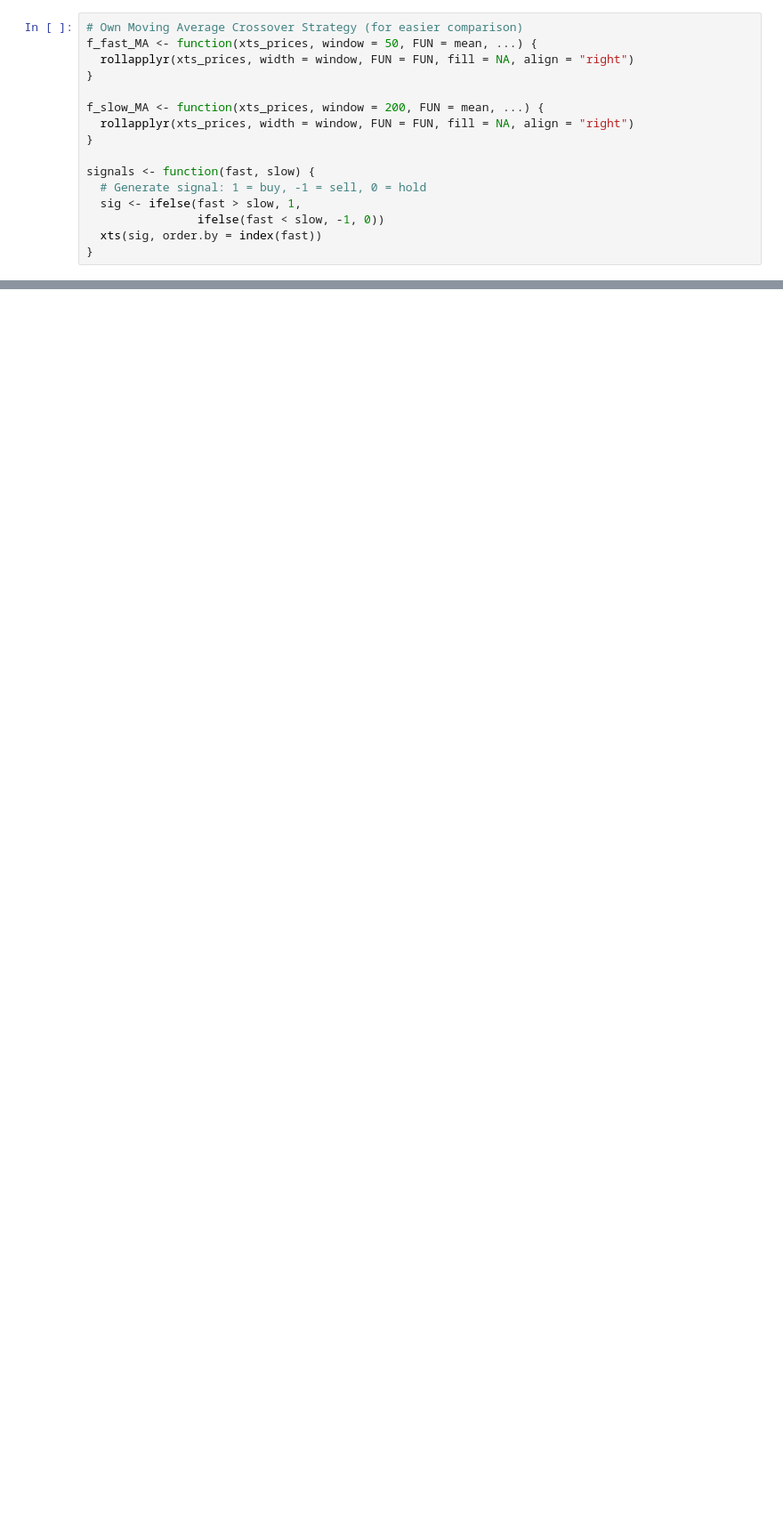
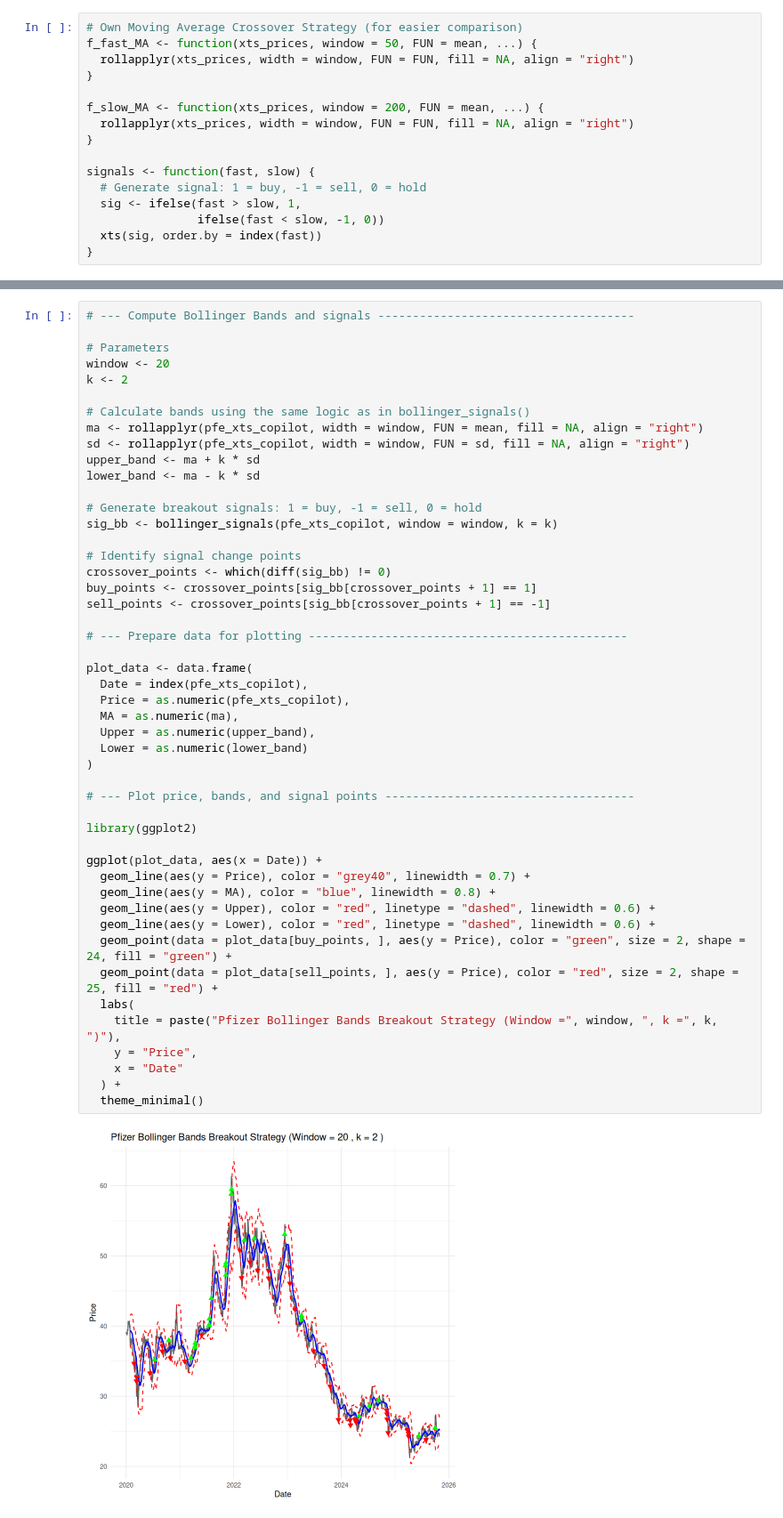
Before and after one commit to mg825/R_Assignment_1, a Jupyter notebook: Assignment-3/code3.ipynb, the cells around one changed output, grey strips where cells are left out. Shown at 89% size. Drawn from its saved outputs; the diff is of its cells as text; blank space fills up the shorter version.

```diff
--- a/Assignment-3/code3.ipynb
+++ b/Assignment-3/code3.ipynb
@@ -459,0 +455,50 @@ signals <- function(fast, slow) {
+# %%
+# --- Compute Bollinger Bands and signals -------------------------------------
+
+# Parameters
+window <- 20
+k <- 2
+
+# Calculate bands using the same logic as in bollinger_signals()
+ma <- rollapplyr(pfe_xts_copilot, width = window, FUN = mean, fill = NA, align = "right")
+sd <- rollapplyr(pfe_xts_copilot, width = window, FUN = sd, fill = NA, align = "right")
+upper_band <- ma + k * sd
+lower_band <- ma - k * sd
+
+# Generate breakout signals: 1 = buy, -1 = sell, 0 = hold
+sig_bb <- bollinger_signals(pfe_xts_copilot, window = window, k = k)
+
+# Identify signal change points
+crossover_points <- which(diff(sig_bb) != 0)
+buy_points <- crossover_points[sig_bb[crossover_points + 1] == 1]
+sell_points <- crossover_points[sig_bb[crossover_points + 1] == -1]
+
+# --- Prepare data for plotting ----------------------------------------------
+
+plot_data <- data.frame(
+  Date = index(pfe_xts_copilot),
+  Price = as.numeric(pfe_xts_copilot),
+  MA = as.numeric(ma),
+  Upper = as.numeric(upper_band),
+  Lower = as.numeric(lower_band)
+)
+
+# --- Plot price, bands, and signal points ------------------------------------
+
+library(ggplot2)
+
+ggplot(plot_data, aes(x = Date)) +
+  geom_line(aes(y = Price), color = "grey40", linewidth = 0.7) +
+  geom_line(aes(y = MA), color = "blue", linewidth = 0.8) +
+  geom_line(aes(y = Upper), color = "red", linetype = "dashed", linewidth = 0.6) +
+  geom_line(aes(y = Lower), color = "red", linetype = "dashed", linewidth = 0.6) +
+  geom_point(data = plot_data[buy_points, ], aes(y = Price), color = "green", size = 2, shape = 24, fill = "green") +
+  geom_point(data = plot_data[sell_points, ], aes(y = Price), color = "red", size = 2, shape = 25, fill = "red") +
+  labs(
+    title = paste("Pfizer Bollinger Bands Breakout Strategy (Window =", window, ", k =", k, ")"),
+    y = "Price",
+    x = "Date"
+  ) +
+  theme_minimal()
+# %% [output]
+[figure, added]
```
Also changed, not shown: parts of 10 cells of this notebook.
